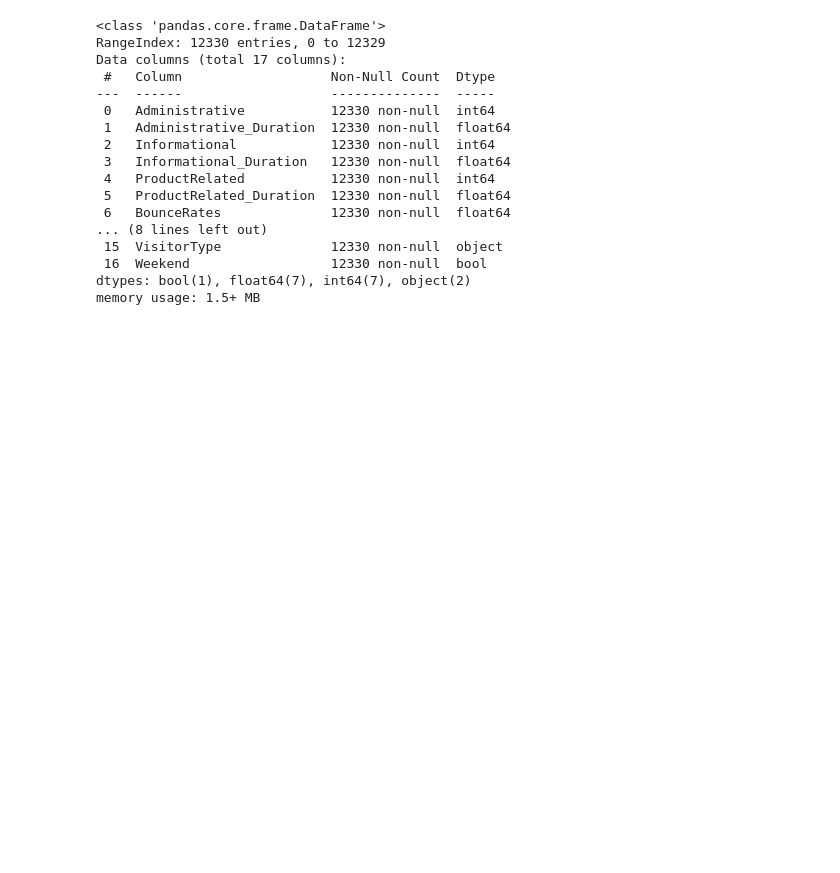
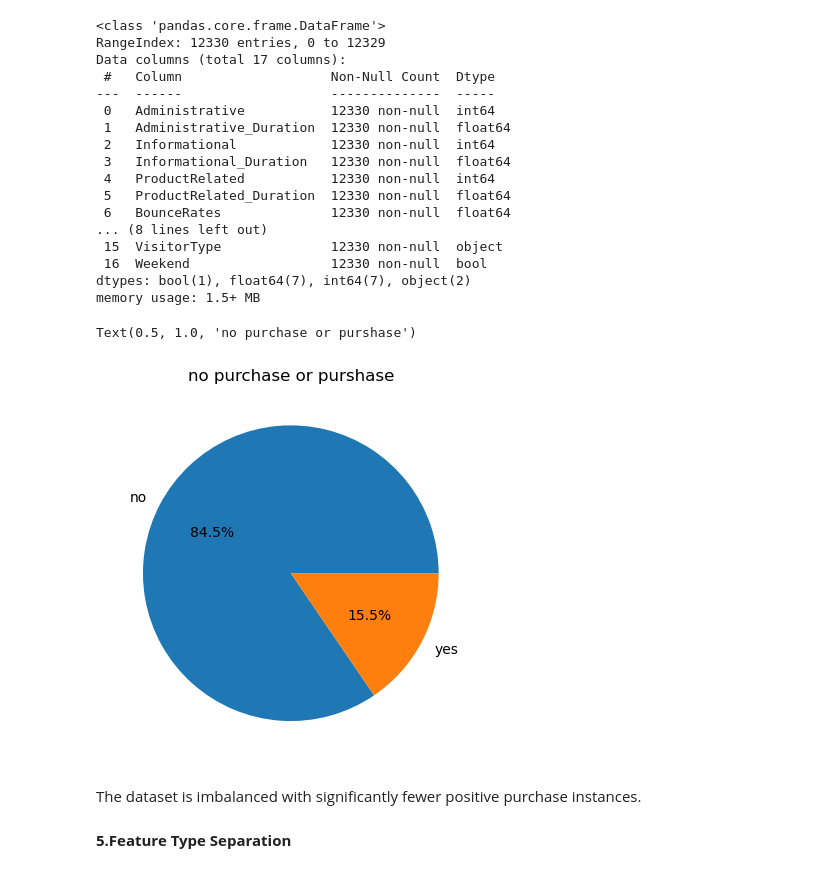
Before and after one commit to officialdishac/ShopSmart-Purchase-Prediction, a Jupyter notebook: shop_smart.ipynb, the cells around one changed output. Saved outputs shown, nothing was run; the diff lists cells and outputs as text; code cells hidden in the pictures; blank space fills up the shorter version.

```diff
--- a/shop_smart.ipynb
+++ b/shop_smart.ipynb
@@ -48,6 +57,18 @@ Data columns (total 17 columns):
  16  Weekend                  12330 non-null  bool
 dtypes: bool(1), float64(7), int64(7), object(2)
 memory usage: 1.5+ MB
+# %%
+import matplotlib.pyplot as plt
+classes_count=df["Revenue"].value_counts()
+plt.pie(classes_count,labels=["no","yes"],autopct="%1.1f%%")
+plt.title("no purchase or purshase")
+# %% [output]
+Text(0.5, 1.0, 'no purchase or purshase')
+[figure, added]
+# %% [markdown]
+The dataset is imbalanced with significantly fewer positive purchase instances.
+# %% [markdown]
+**5.Feature Type Separation**
 # %%
 num_features=X.select_dtypes(include=["int64", "float64"]).columns
 cat_features=X.select_dtypes(include=["object", "category"]).columns
```
Also changed, not shown: parts of 28 cells of this notebook.
